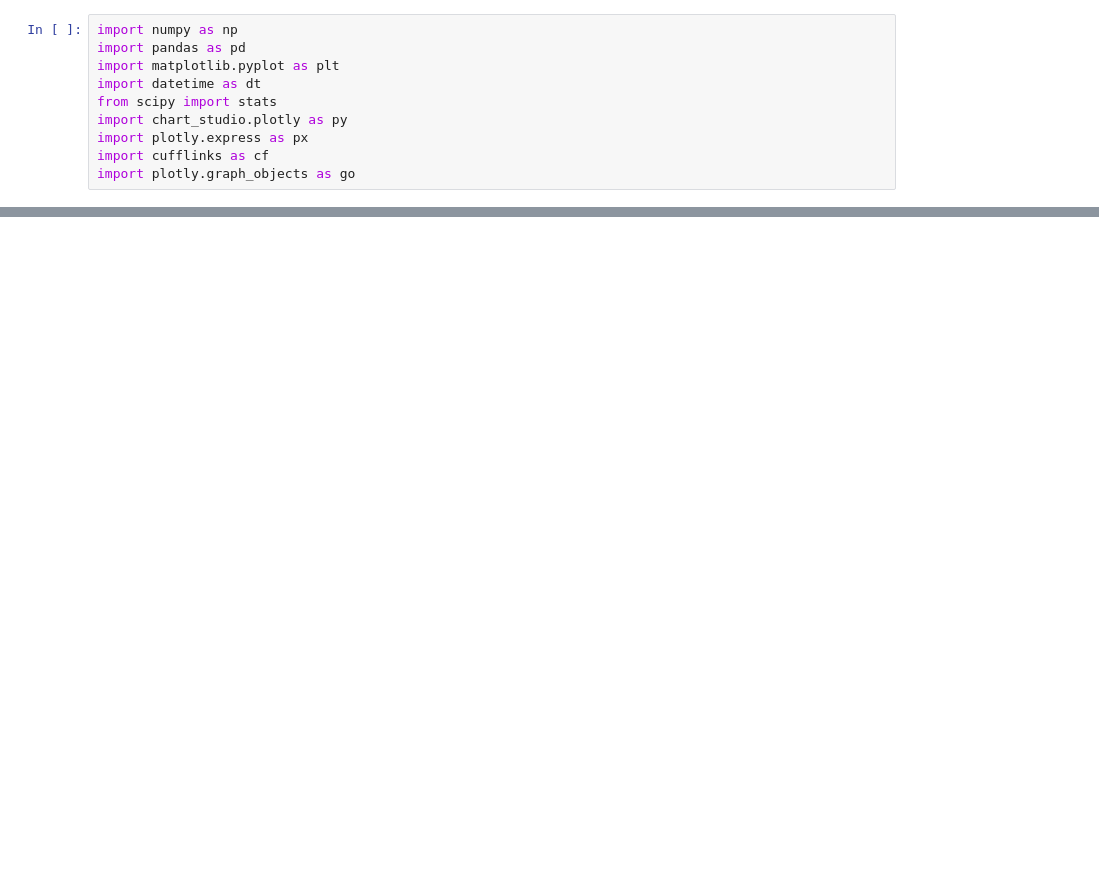
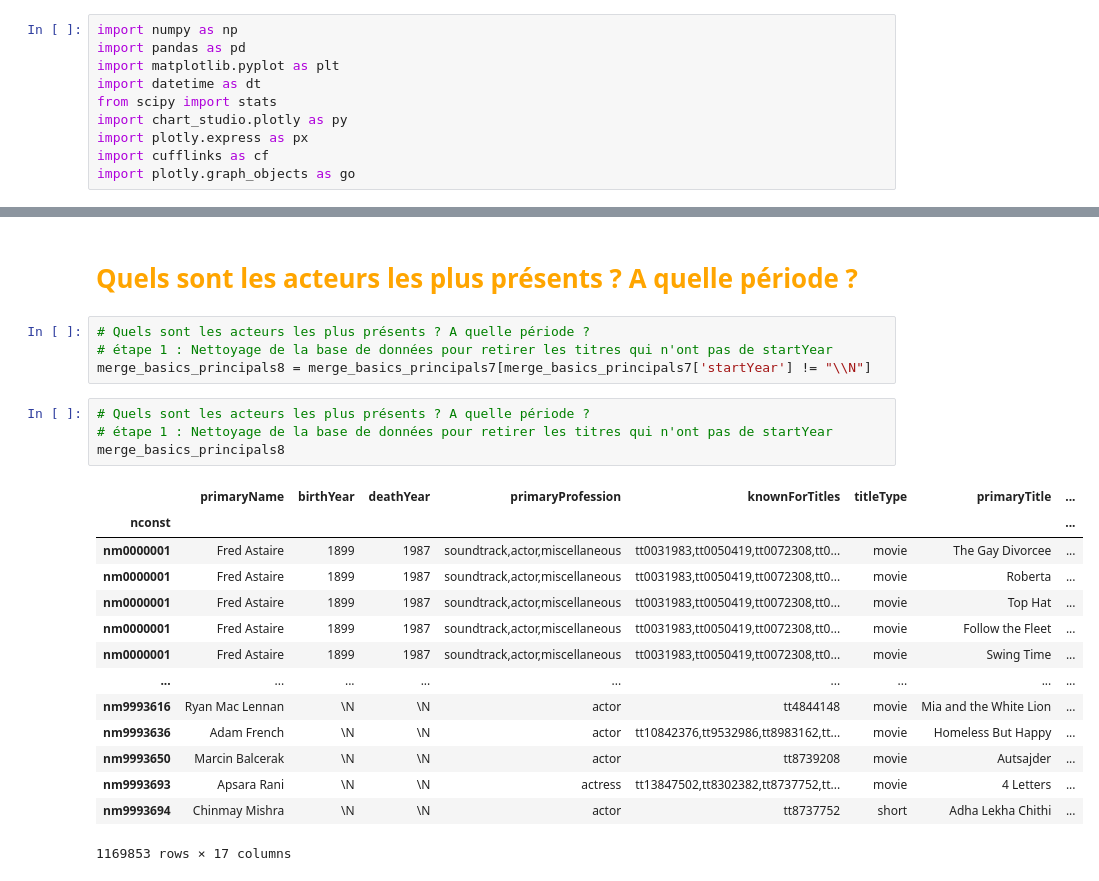
Before and after one commit to BerengerQueune/ABC-Data, a Jupyter notebook: Bérenger/Code.ipynb, the cells around one changed output, grey strips where cells are left out. Saved outputs shown, nothing was run; the diff lists cells and outputs as text; blank space fills up the shorter version.

```diff
--- a/Bérenger/Code.ipynb
+++ b/Bérenger/Code.ipynb
@@ -454,3 +100,28 @@ plt.show()
+# %% [markdown]
+# <span style="color:orange">Quels sont les acteurs les plus présents ? A quelle période ?</span>
+# %%
+# Quels sont les acteurs les plus présents ? A quelle période ?
+# étape 1 : Nettoyage de la base de données pour retirer les titres qui n'ont pas de startYear
+merge_basics_principals8 = merge_basics_principals7[merge_basics_principals7['startYear'] != "\\N"]
+# %%
+# Quels sont les acteurs les plus présents ? A quelle période ?
+# étape 1 : Nettoyage de la base de données pour retirer les titres qui n'ont pas de startYear
+merge_basics_principals8
+# %% [output]
+|  | primaryName | birthYear | deathYear | primaryProfession | knownForTitles | titleType | primaryTitle | ... |
+| nconst |  |  |  |  |  |  |  | ... |
+| nm0000001 | Fred Astaire | 1899 | 1987 | soundtrack,actor,miscellaneous | tt0031983,tt0050419,tt0072308,tt0... | movie | The Gay Divorcee | ... |
+| nm0000001 | Fred Astaire | 1899 | 1987 | soundtrack,actor,miscellaneous | tt0031983,tt0050419,tt0072308,tt0... | movie | Roberta | ... |
+| nm0000001 | Fred Astaire | 1899 | 1987 | soundtrack,actor,miscellaneous | tt0031983,tt0050419,tt0072308,tt0... | movie | Top Hat | ... |
+| nm0000001 | Fred Astaire | 1899 | 1987 | soundtrack,actor,miscellaneous | tt0031983,tt0050419,tt0072308,tt0... | movie | Follow the Fleet | ... |
+| nm0000001 | Fred Astaire | 1899 | 1987 | soundtrack,actor,miscellaneous | tt0031983,tt0050419,tt0072308,tt0... | movie | Swing Time | ... |
+| ... | ... | ... | ... | ... | ... | ... | ... | ... |
+| nm9993616 | Ryan Mac Lennan | \N | \N | actor | tt4844148 | movie | Mia and the White Lion | ... |
+| nm9993636 | Adam French | \N | \N | actor | tt10842376,tt9532986,tt8983162,tt... | movie | Homeless But Happy | ... |
+| nm9993650 | Marcin Balcerak | \N | \N | actor | tt8739208 | movie | Autsajder | ... |
+| nm9993693 | Apsara Rani | \N | \N | actress | tt13847502,tt8302382,tt8737752,tt... | movie | 4 Letters | ... |
+| nm9993694 | Chinmay Mishra | \N | \N | actor | tt8737752 | short | Adha Lekha Chithi | ... |
+1169853 rows × 17 columns
 # %%
 #quelques tests
 
```
Also changed, not shown: parts of 55 cells of this notebook.
